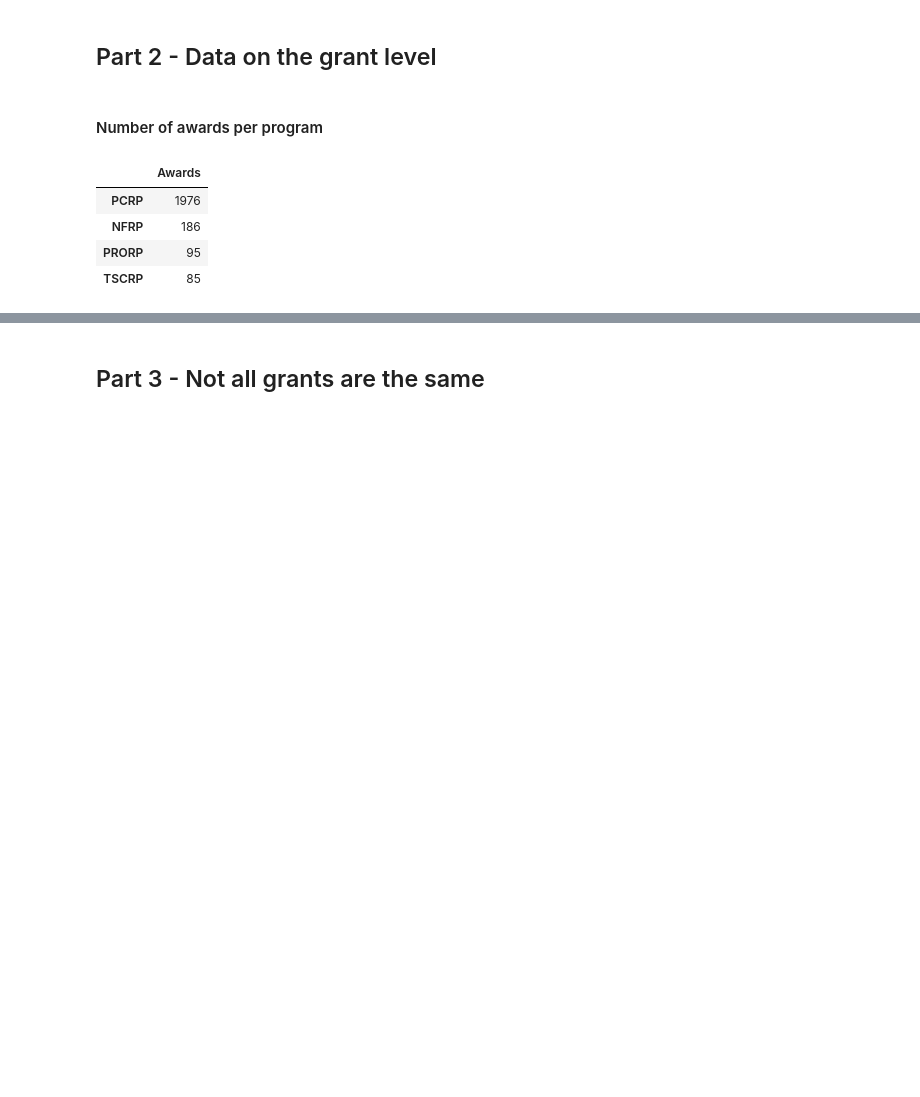
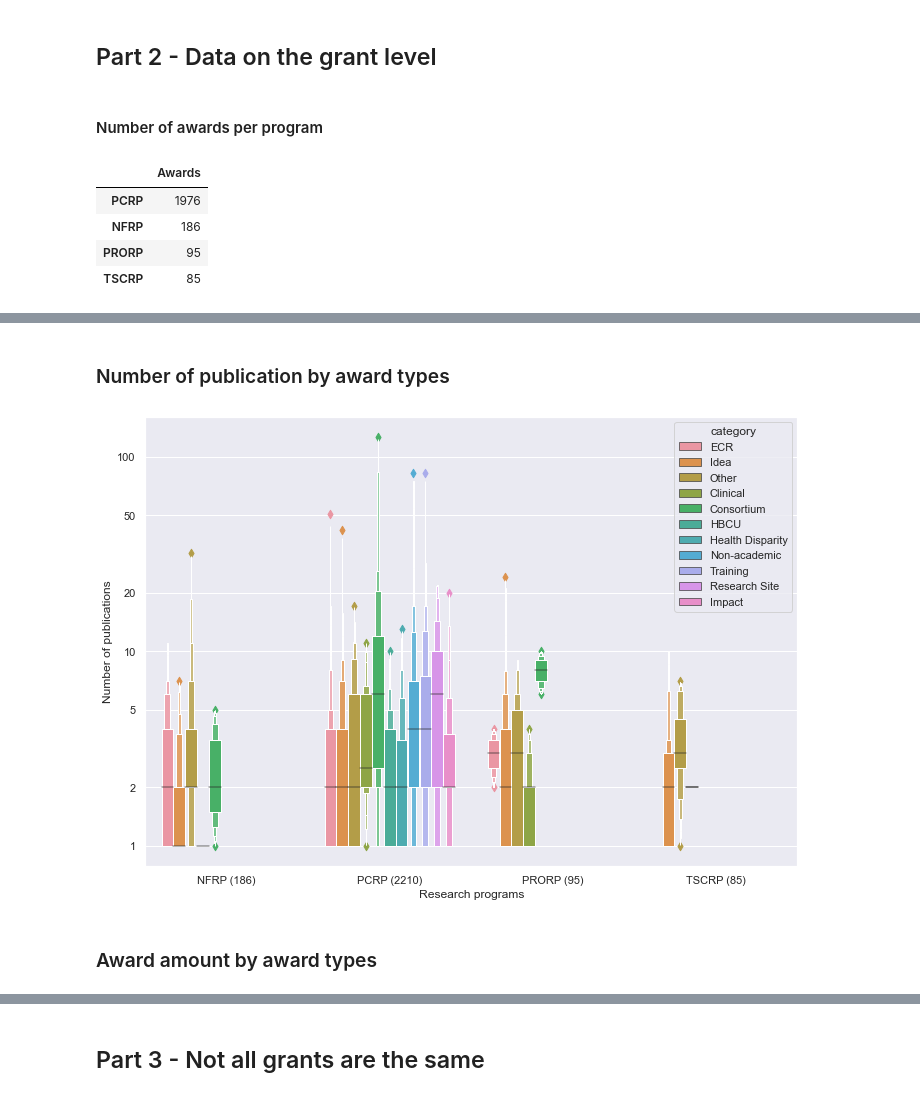
Before and after one commit to ScholCommLab/tracking-grants, a Jupyter notebook: notebooks/presentation/report_1.ipynb, the cells around one changed output, grey strips where cells are left out. Drawn from its saved outputs; the diff is of its cells as text; code cells hidden in the pictures; blank space fills up the shorter version.

```diff
--- a/notebooks/presentation/report_1.ipynb
+++ b/notebooks/presentation/report_1.ipynb
@@ -295 +287,22 @@ grant_percentiles("n_dois", "Number of Publications", program=None)
+# %% [markdown]
+### Number of publication by award types
+# %%
+def pubs_per_award_type():
+    df = grants[['program', 'category', 'award_amount', 'n_dois']].copy()
+    counts = df.program.value_counts()
+    df['program'] = df['program'].map(lambda x: f"{x} ({counts[x]})")
+
+    sns.boxenplot(y="n_dois", x="program", hue="category", data=df)
+    plt.yscale("log")
+    ticks = [1, 2, 5, 10, 20, 50, 100]
+    plt.yticks(ticks, ticks)
+    plt.xlabel("Research programs")
+    plt.ylabel("Number of publications");
+    plt.savefig("pubs_per_award_type.png")
+# %%
+pubs_per_award_type()
+# %% [output]
+[figure, added]
+# %% [markdown]
+### Award amount by award types
 # %%
```
Also changed, not shown: parts of 43 cells of this notebook, 9 other files.
